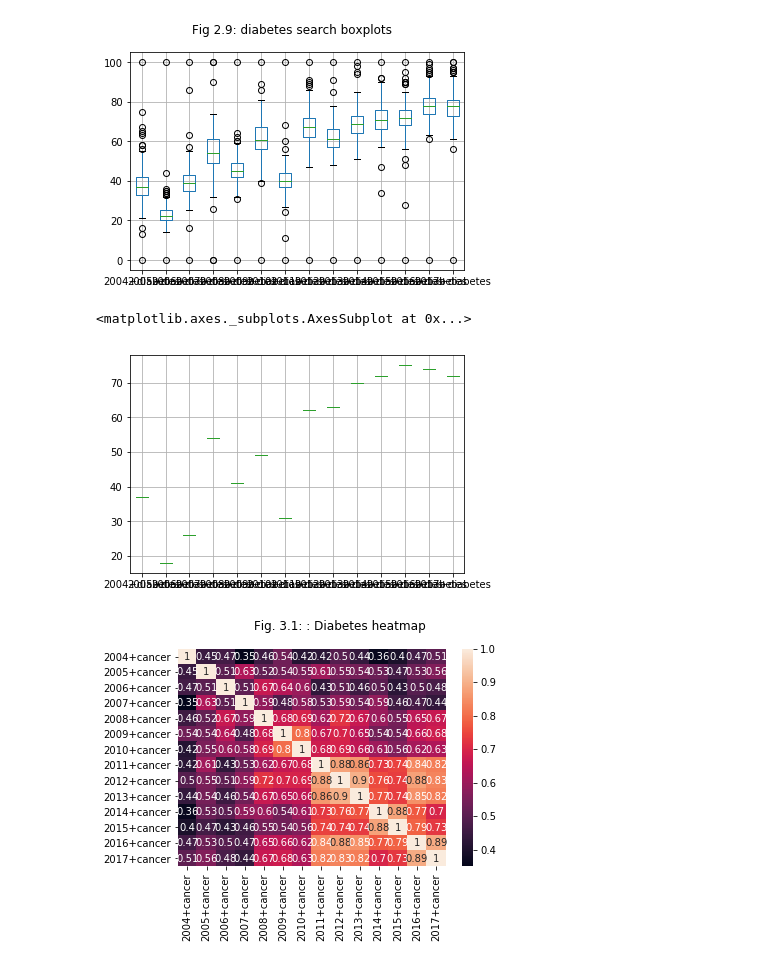
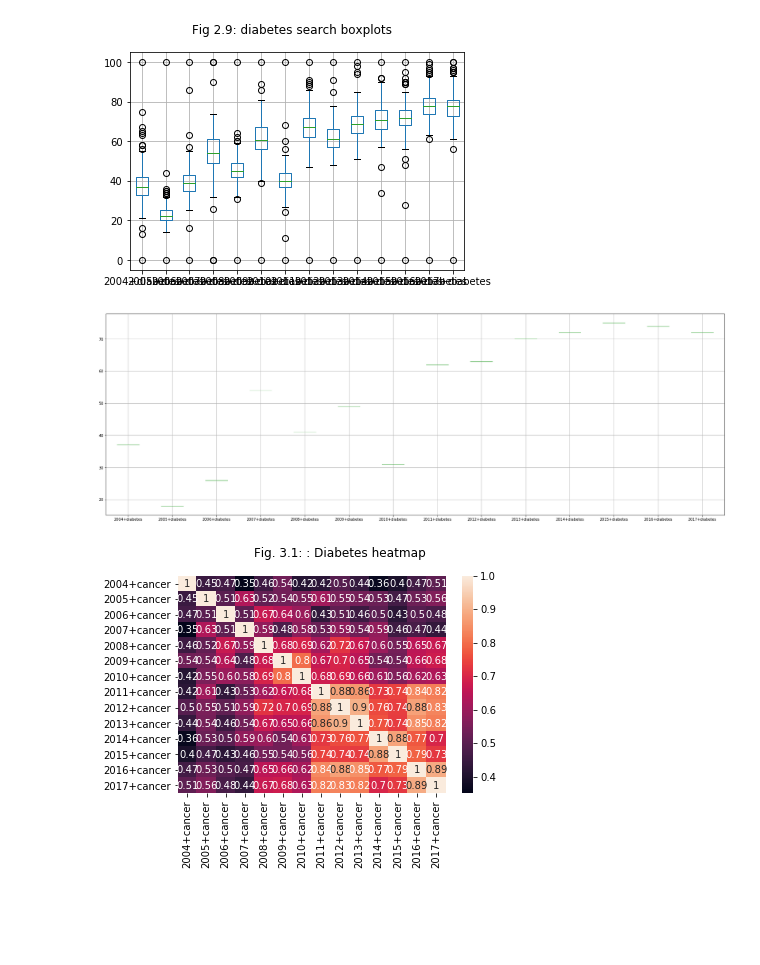
Before and after one commit to NohaKareem/Exploring-health-searches, a Jupyter notebook: Exploring health searches.ipynb, the cells around one changed output. Cells and saved outputs as stored; diff of their text form; code cells hidden in the pictures; blank space fills up the shorter version.

```diff
--- a/Exploring health searches.ipynb
+++ b/Exploring health searches.ipynb
@@ -209,20 +209,18 @@ for search_str in search_topics:
 # %%
 # data.hist(columns = ['2017+cancer'], bins = 20)
 ny_ny = data[data['dma'].isin(['New York NY'])]
 me = data[data['dma'].isin(['Portland-Auburn ME'])]
 ny = data[data['dma'].isin(['Binghamton NY'])]
 ga = data[data['dma'].isin(['Macon GA'])]
 pa = data[data['dma'].isin(['Philadelphia PA'])]
 
 # ny.filter(regex = 'diabetes').hist(bins = 30)
-ny.filter(regex = 'diabetes').boxplot()
-
-# mpl.show()
+ny.filter(regex = 'diabetes').boxplot(figsize = (30, 10))
+mpl.show()
 # ny_ny.head()
 # ny.corr()
 # %% [output]
-<matplotlib.axes._subplots.AxesSubplot at 0x...>
-[figure, old version]
+[figure, new version]
 # %%
 # data.plot.scatter(x = '2004+cardiovascular', y = '2004+diarrhea')
 i = 0
```
Also changed, not shown: parts of 1 cell of this notebook, 1 other file.
